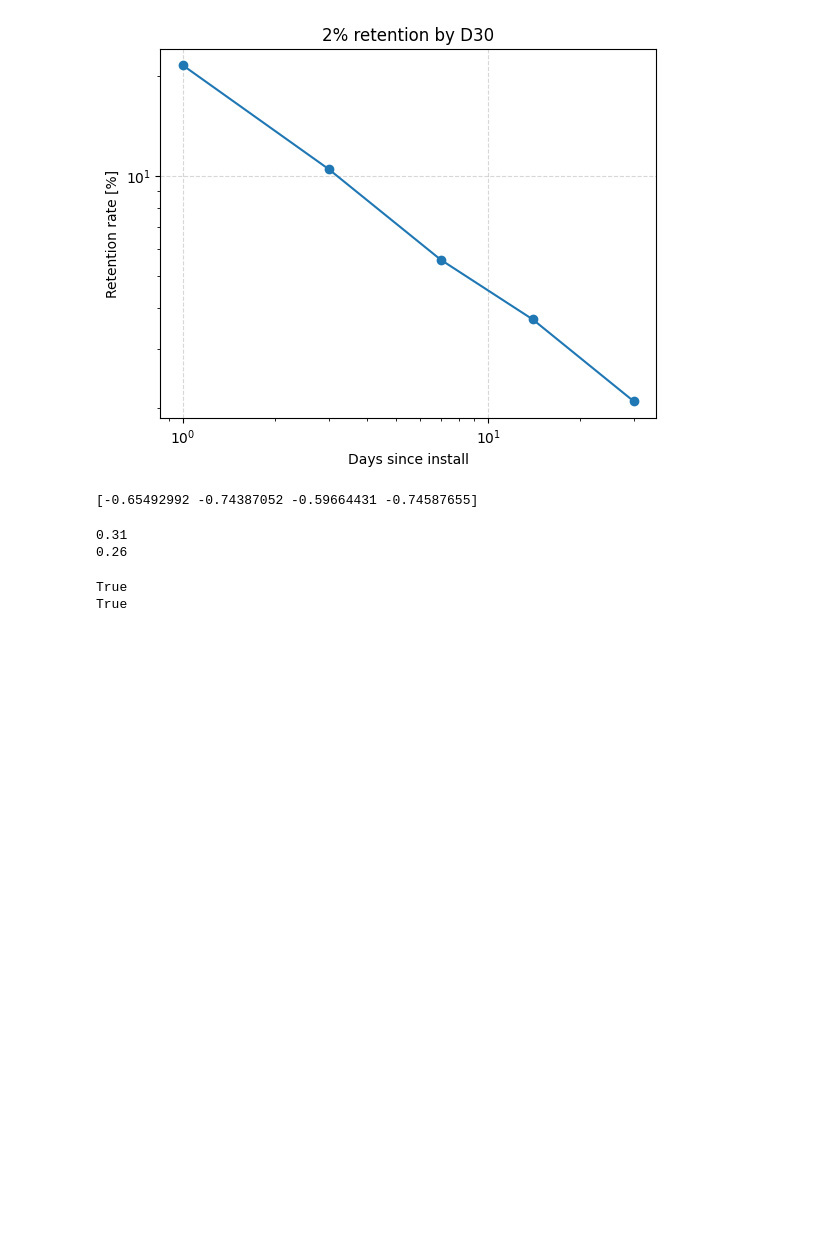
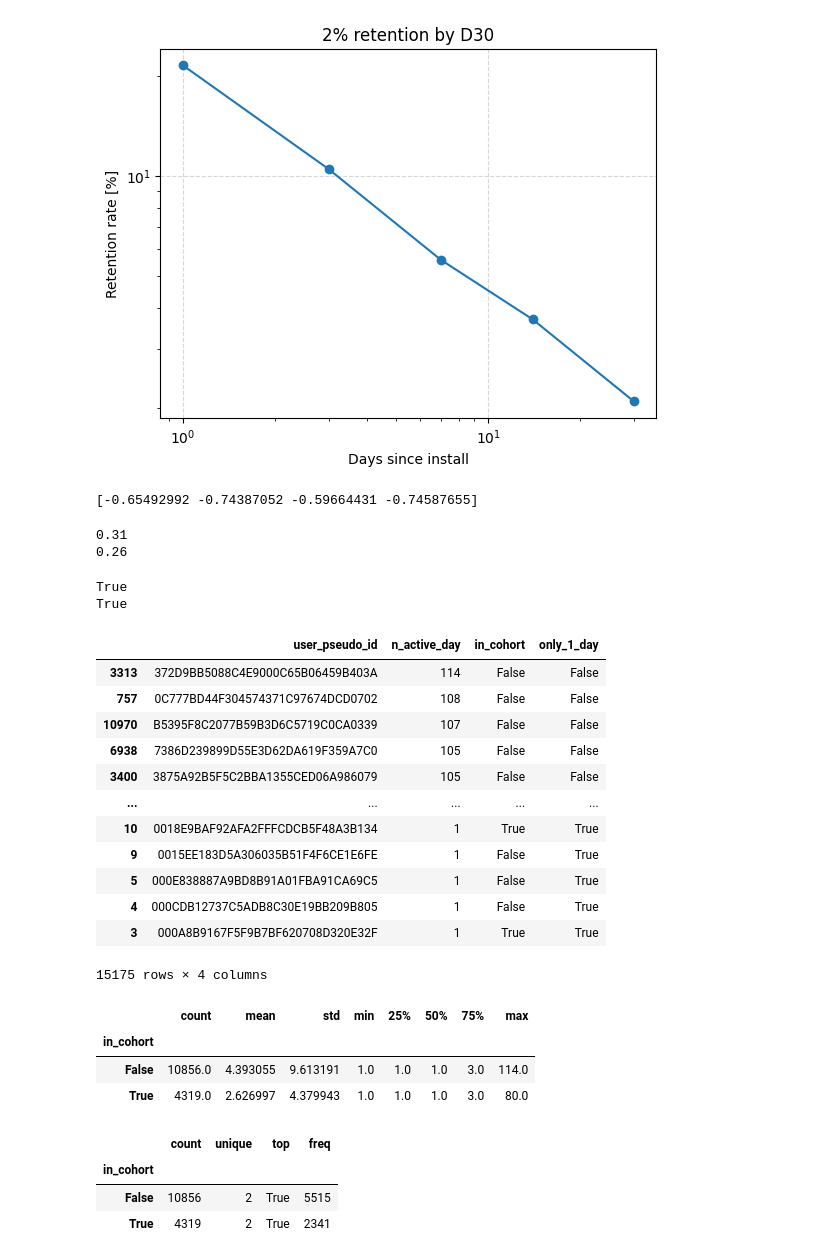
Before and after one commit to Adir-Amar/FloodIt-product-analytics, a Jupyter notebook: notebooks/02_retention_analysis.ipynb, the cells around one changed output. Cells and saved outputs as stored; diff of their text form; code cells hidden in the pictures; blank space fills up the shorter version.

```diff
--- a/notebooks/02_retention_analysis.ipynb
+++ b/notebooks/02_retention_analysis.ipynb
@@ -194,3 +194,38 @@ for rate, day, se in code_check:
 # %% [output]
 True
 True
+# %%
+active_days_per_user = user_journal.groupby('user_pseudo_id', as_index = False).count().sort_values(by = 'active_day', ascending = False)
+active_days_per_user.rename(columns = {'active_day': 'n_active_day'}, inplace = True)
+active_days_per_user['in_cohort'] = active_days_per_user['user_pseudo_id'].isin(day_0['user_pseudo_id'])
+active_days_per_user['only_1_day'] = active_days_per_user['n_active_day'] == 1
+
+display(active_days_per_user)
+
+in_cohort_flags = active_days_per_user.groupby('in_cohort')['n_active_day'].describe()
+display(in_cohort_flags)
+
+only_1_day_dist = active_days_per_user.groupby('in_cohort')['only_1_day'].describe()
+display(only_1_day_dist)
+# %% [output]
+|  | user_pseudo_id | n_active_day | in_cohort | only_1_day |
+| 3313 | 372D9BB5088C4E9000C65B06459B403A | 114 | False | False |
+| 757 | 0C777BD44F304574371C97674DCD0702 | 108 | False | False |
+| 10970 | B5395F8C2077B59B3D6C5719C0CA0339 | 107 | False | False |
+| 6938 | 7386D239899D55E3D62DA619F359A7C0 | 105 | False | False |
+| 3400 | 3875A92B5F5C2BBA1355CED06A986079 | 105 | False | False |
+| ... | ... | ... | ... | ... |
+| 10 | 0018E9BAF92AFA2FFFCDCB5F48A3B134 | 1 | True | True |
+| 9 | 0015EE183D5A306035B51F4F6CE1E6FE | 1 | False | True |
+| 5 | 000E838887A9BD8B91A01FBA91CA69C5 | 1 | False | True |
+| 4 | 000CDB12737C5ADB8C30E19BB209B805 | 1 | False | True |
+| 3 | 000A8B9167F5F9B7BF620708D320E32F | 1 | True | True |
+15175 rows × 4 columns
+|  | count | mean | std | min | 25% | 50% | 75% | max |
+| in_cohort |  |  |  |  |  |  |  |  |
+| False | 10856.0 | 4.393055 | 9.613191 | 1.0 | 1.0 | 1.0 | 3.0 | 114.0 |
+| True | 4319.0 | 2.626997 | 4.379943 | 1.0 | 1.0 | 1.0 | 3.0 | 80.0 |
+|  | count | unique | top | freq |
+| in_cohort |  |  |  |  |
+| False | 10856 | 2 | True | 5515 |
+| True | 4319 | 2 | True | 2341 |
```
Also changed, not shown: parts of 1 cell of this notebook.
